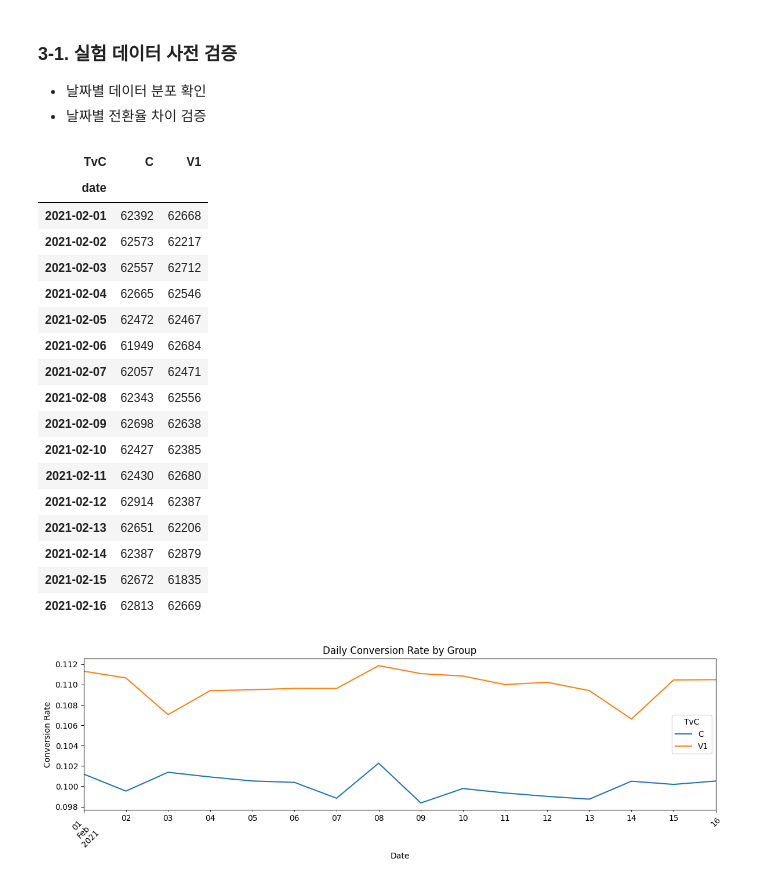
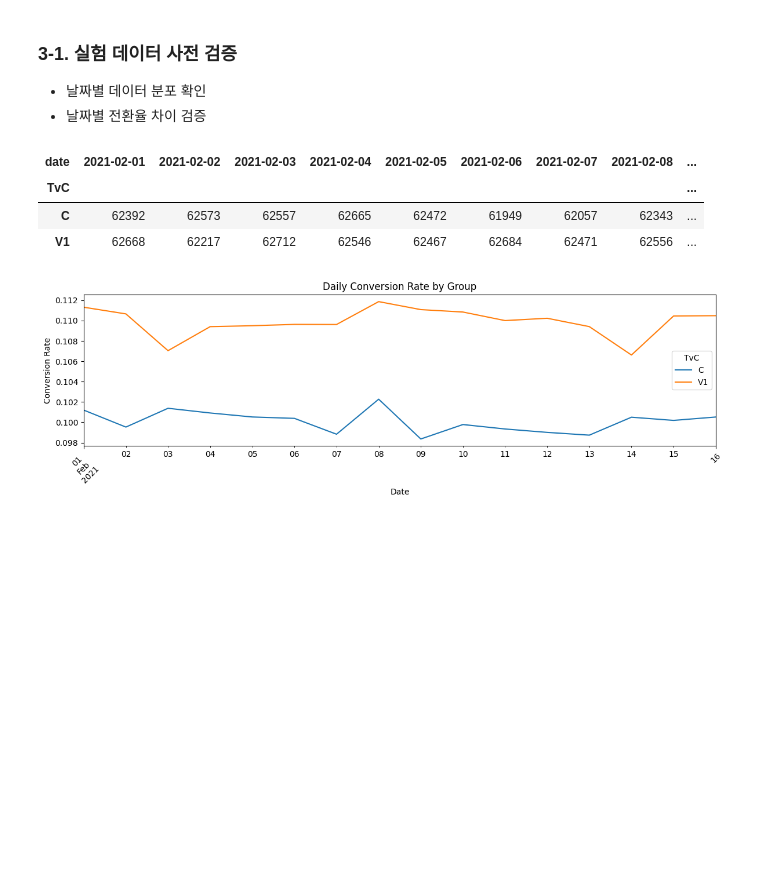
Before and after one commit to geungjungsu/My_Projects, a Jupyter notebook: Kaggle_ABtest/code/A_B_test(E_commerce).ipynb, the cells around one changed output. Saved outputs shown, nothing was run; the diff lists cells and outputs as text; code cells hidden in the pictures; blank space fills up the shorter version.

```diff
--- a/Kaggle_ABtest/code/A_B_test(E_commerce).ipynb
+++ b/Kaggle_ABtest/code/A_B_test(E_commerce).ipynb
@@ -342,35 +377,21 @@ def interpret_effect_size(value) :
 # %%
 # ============================
 # 날짜별 사용자 수 분포 확인
 # ============================
 
 daily_user = (
     commerce
     .groupby(['date','TvC'])
     .size()
     .unstack()
 )
 
-daily_user
+daily_user.T
 # %% [output]
-| TvC | C | V1 |
-| date |  |  |
-| 2021-02-01 | 62392 | 62668 |
-| 2021-02-02 | 62573 | 62217 |
-| 2021-02-03 | 62557 | 62712 |
-| 2021-02-04 | 62665 | 62546 |
-| 2021-02-05 | 62472 | 62467 |
-| 2021-02-06 | 61949 | 62684 |
-| 2021-02-07 | 62057 | 62471 |
-| 2021-02-08 | 62343 | 62556 |
-| 2021-02-09 | 62698 | 62638 |
-| 2021-02-10 | 62427 | 62385 |
-| 2021-02-11 | 62430 | 62680 |
-| 2021-02-12 | 62914 | 62387 |
-| 2021-02-13 | 62651 | 62206 |
-| 2021-02-14 | 62387 | 62879 |
-| 2021-02-15 | 62672 | 61835 |
-| 2021-02-16 | 62813 | 62669 |
+| date | 2021-02-01 | 2021-02-02 | 2021-02-03 | 2021-02-04 | 2021-02-05 | 2021-02-06 | 2021-02-07 | 2021-02-08 | ... |
+| TvC |  |  |  |  |  |  |  |  | ... |
+| C | 62392 | 62573 | 62557 | 62665 | 62472 | 61949 | 62057 | 62343 | ... |
+| V1 | 62668 | 62217 | 62712 | 62546 | 62467 | 62684 | 62471 | 62556 | ... |
 # %%
 # ============================
 # 날짜별 그룹별 전환율 확인
```
Also changed, not shown: parts of 11 cells of this notebook.
